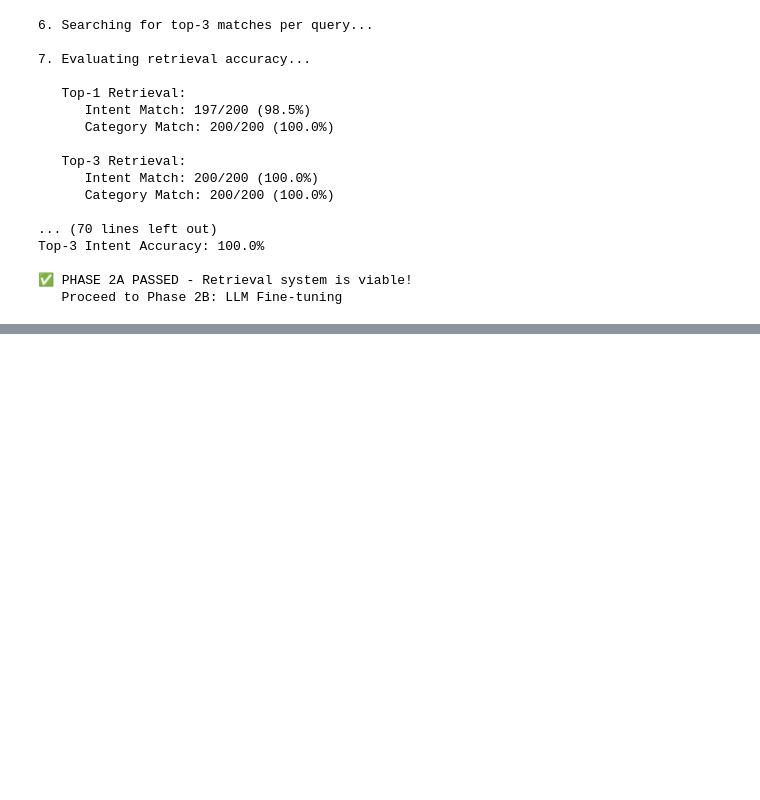
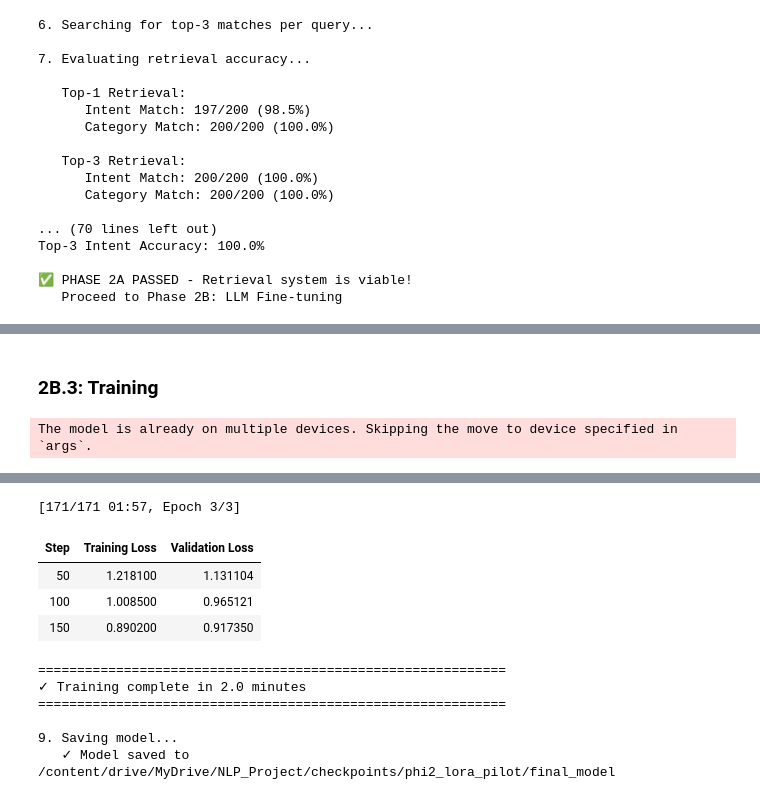
Before and after one commit to Naveen-1-1/hybrid-finetuning-ecommerce-llm-agent-bot, a Jupyter notebook: NLP_Project_Phases.ipynb, the cells around one changed output, grey strips where cells are left out. Cells and saved outputs as stored; diff of their text form; code cells hidden in the pictures; blank space fills up the shorter version.

```diff
--- a/NLP_Project_Phases.ipynb
+++ b/NLP_Project_Phases.ipynb
@@ -850,0 +1059,68 @@ Top-3 Intent Accuracy: 100.0%
+# %% [markdown]
+### 2B.3: Training
+# %%
+print("\n6. Setting up training arguments...")
+
+output_dir = '/content/drive/MyDrive/NLP_Project/checkpoints/phi2_lora_pilot'
+
+training_args = TrainingArguments(
+    output_dir=output_dir,
+    num_train_epochs=3,
+    per_device_train_batch_size=2,
+    per_device_eval_batch_size=2,
+    gradient_accumulation_steps=4,  # Effective batch size = 2*4 = 8
+    learning_rate=2e-4,
+    fp16=True,
+    logging_steps=10,
+    eval_strategy="steps",  # Changed from evaluation_strategy
+    eval_steps=50,
+    save_steps=100,
+    save_total_limit=2,
+    load_best_model_at_end=True,
+    report_to="none",
+    warmup_steps=50,
+)
+
+print("   ✓ Training arguments configured")
+print(f"     - Epochs: {training_args.num_train_epochs}")
+print(f"     - Batch size: {training_args.per_device_train_batch_size}")
+print(f"     - Gradient accumulation: {training_args.gradient_accumulation_steps}")
+print(f"     - Effective batch size: {training_args.per_device_train_batch_size * training_args.gradient_accumulation_steps}")
+print(f"     - Learning rate: {training_args.learning_rate}")
+
+# Initialize trainer
+print("\n7. Initializing Trainer...")
+trainer = Trainer(
+    model=model,
+    args=training_args,
+    train_dataset=train_dataset,
+    eval_dataset=val_dataset,
+    data_collator=data_collator,
+)
+
+print("   ✓ Trainer initialized")
+print(f"   GPU memory: {torch.cuda.memory_allocated(0) / 1e9:.2f} GB")
+
+# Train!
+print("\n8. Starting training...")
+print("=" * 60)
+print("This will take approximately 15-20 minutes on T4...")
+print("=" * 60)
+
+import time
+start_time = time.time()
+
+trainer.train()
+
+elapsed_time = time.time() - start_time
+print("\n" + "="*60)
+print(f"✓ Training complete in {elapsed_time/60:.1f} minutes")
+print("="*60)
+
+# Save final model
+print("\n9. Saving model...")
+model.save_pretrained(f"{output_dir}/final_model")
+tokenizer.save_pretrained(f"{output_dir}/final_model")
+print(f"   ✓ Model saved to {output_dir}/final_model")
+# %% [output]
+The model is already on multiple devices. Skipping the move to device specified in `args`.
@@ -850,0 +1143,11 @@ Top-3 Intent Accuracy: 100.0%
+[171/171 01:57, Epoch 3/3]
+| Step | Training Loss | Validation Loss |
+| 50 | 1.218100 | 1.131104 |
+| 100 | 1.008500 | 0.965121 |
+| 150 | 0.890200 | 0.917350 |
+============================================================
+✓ Training complete in 2.0 minutes
+============================================================
+
+9. Saving model...
+   ✓ Model saved to /content/drive/MyDrive/NLP_Project/checkpoints/phi2_lora_pilot/final_model
```
Also changed, not shown: parts of 36 cells of this notebook.
